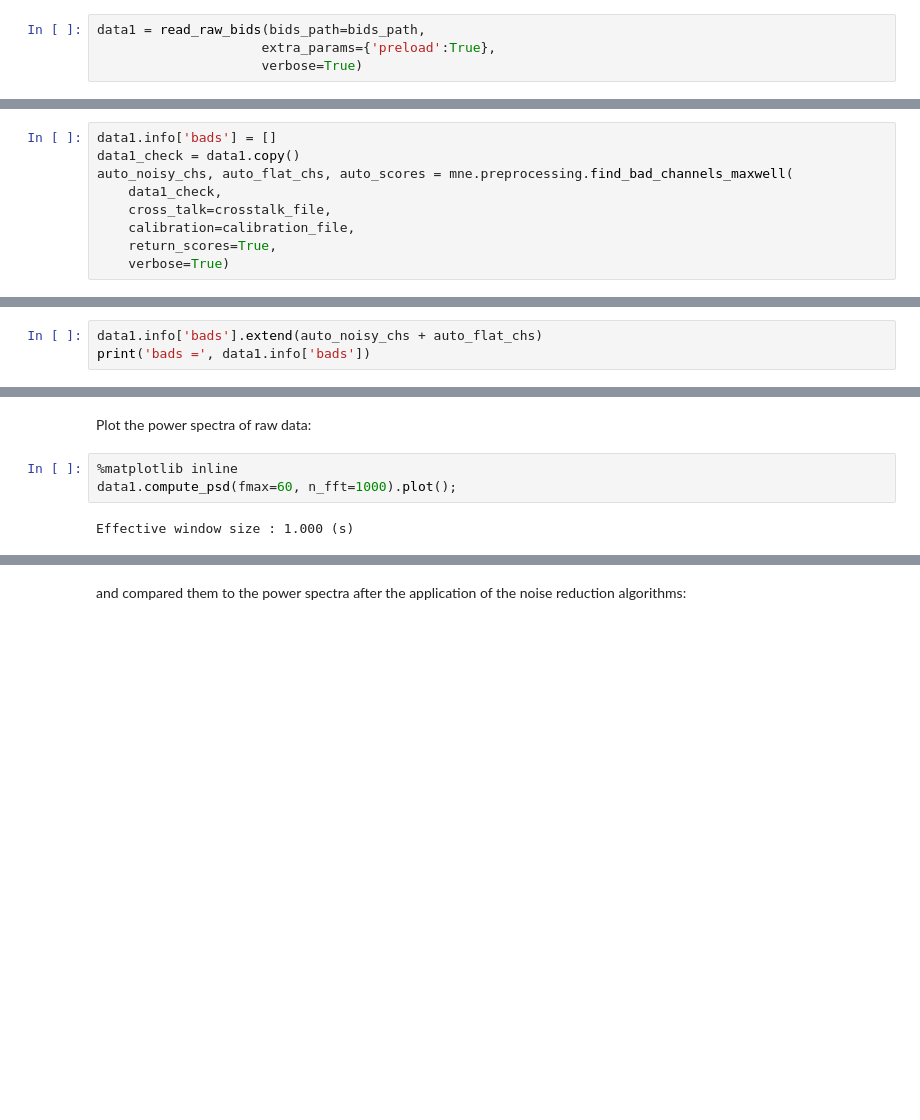
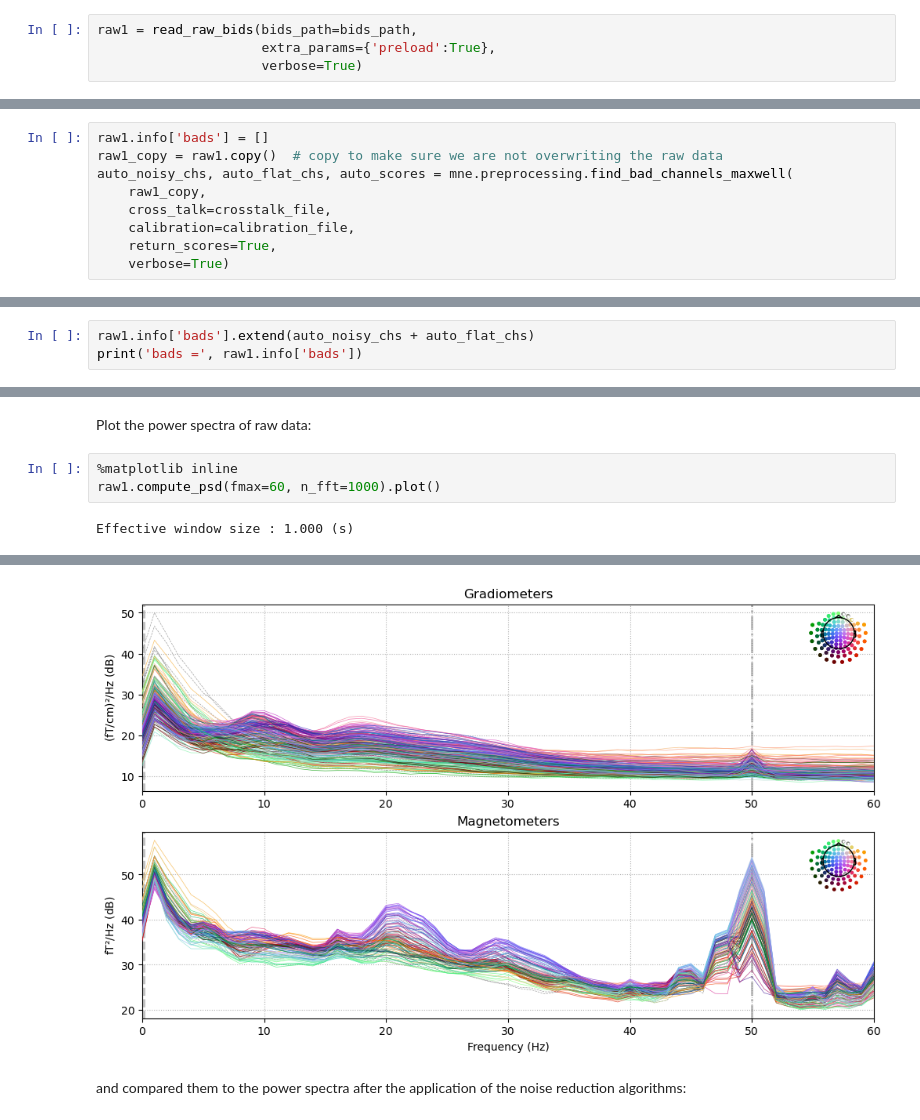
Before and after one commit to Neuronal-Oscillations/FLUX, a Jupyter notebook: MNEPython/ApplyingMaxFilter.ipynb, the cells around one changed output, grey strips where cells are left out. Cells and saved outputs as stored; diff of their text form; blank space fills up the shorter version.

```diff
--- a/MNEPython/ApplyingMaxFilter.ipynb
+++ b/MNEPython/ApplyingMaxFilter.ipynb
@@ -69,5 +69,5 @@ Now read the raw data
 # %%
-data1 = read_raw_bids(bids_path=bids_path,
+raw1 = read_raw_bids(bids_path=bids_path,
                      extra_params={'preload':True},
                      verbose=True)
 # %% [output]
@@ -92,10 +92,10 @@ Not fully anonymizing info - keeping his_id, sex, and hand info
 ### Idenfity the faulty sensors
 The following scripts automatically identify the faulty sensors:
 # %%
-data1.info['bads'] = []
-data1_check = data1.copy()
+raw1.info['bads'] = []
+raw1_copy = raw1.copy()  # copy to make sure we are not overwriting the raw data
 auto_noisy_chs, auto_flat_chs, auto_scores = mne.preprocessing.find_bad_channels_maxwell(
-    data1_check,
+    raw1_copy,
     cross_talk=crosstalk_file,
     calibration=calibration_file,
     return_scores=True,
@@ -175,8 +172,8 @@ Effective window size : 2.000 (s)
 
 Set the noisy and flat sensors as 'bad' in the data set:
 # %%
-data1.info['bads'].extend(auto_noisy_chs + auto_flat_chs)
-print('bads =', data1.info['bads'])
+raw1.info['bads'].extend(auto_noisy_chs + auto_flat_chs)
+print('bads =', raw1.info['bads'])
 # %% [output]
 bads = ['MEG0911', 'MEG0912', 'MEG0913', 'MEG0921', 'MEG0922', 'MEG0923', 'MEG0932', 'MEG1212', 'MEG2311']
 # %% [markdown]
@@ -229,10 +226,11 @@ Maxwell filtering raw data
 Plot the power spectra of raw data:
 # %%
 %matplotlib inline
-data1.compute_psd(fmax=60, n_fft=1000).plot();
+raw1.compute_psd(fmax=60, n_fft=1000).plot()
 # %% [output]
 Effective window size : 1.000 (s)
 [figure]
+[figure, added]
 # %% [markdown]
 and compared them to the power spectra after the application of the noise reduction algorithms:
 # %%
```
Also changed, not shown: parts of 10 cells of this notebook.
